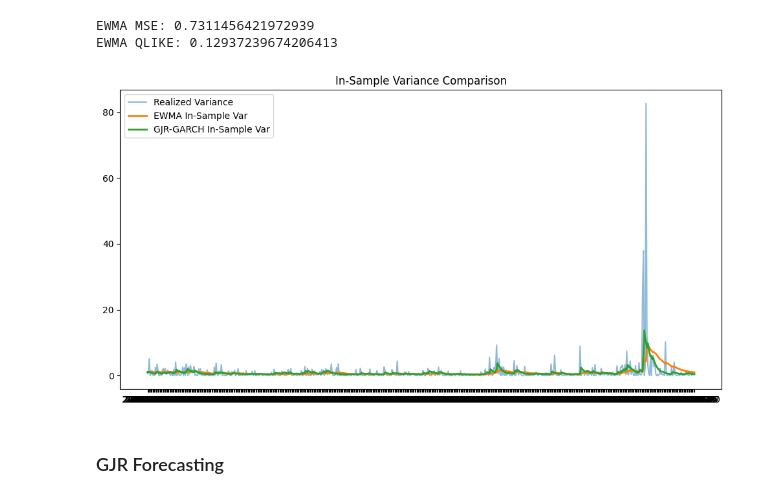
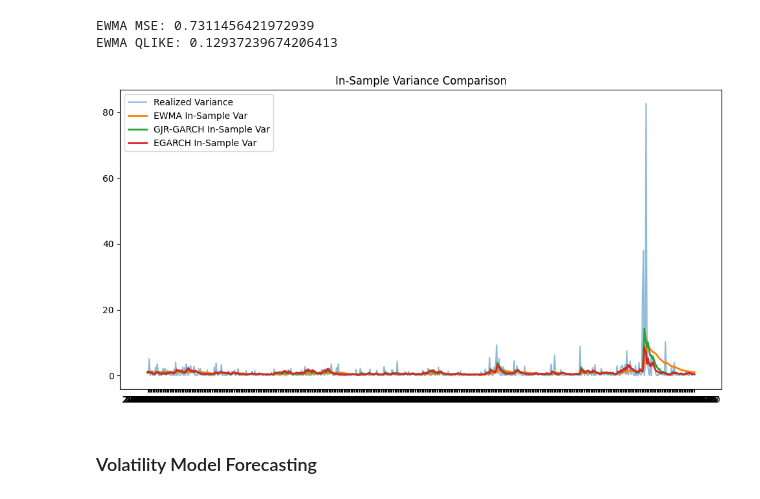
Before and after one commit to JoyWu-302121/TS-Volatility, a Jupyter notebook: code/Volatility_Model.ipynb, the cells around one changed output. Cells and saved outputs as stored; diff of their text form; code cells hidden in the pictures.

```diff
--- a/code/Volatility_Model.ipynb
+++ b/code/Volatility_Model.ipynb
@@ -205,0 +209,10 @@ Covariance estimator: robust
+# %%
+gjr_garch11_skewt = arch_model(
+    resid_pct,
+    mean="Zero",
+    vol="GARCH",
+    p=1, o=1, q=1,
+    dist="skewt"
+).fit(disp="off")
+
+print(gjr_garch11_skewt.summary())
@@ -205,0 +301,10 @@ Covariance estimator: robust
+# %%
+egarch11_skewt = arch_model(
+    resid_pct,
+    mean="Zero",
+    vol="EGARCH",
+    p=1,o=1, q=1,
+    dist="skewt"
+).fit(disp="off")
+
+print(egarch11_skewt.summary())
@@ -345,35 +543,34 @@ EWMA MSE: 0.7311456421972939
 EWMA QLIKE: 0.12937239674206413
 # %%
 #   in-sample variance comparison
-in_sample_variance = best_fit.conditional_volatility**2
+gjr_in_sample_variance = gjr_garch11_skewt.conditional_volatility**2
+egarch_in_sample_variance = egarch11_skewt.conditional_volatility**2
 realized_variance = train_returns_pct.values**2
+
 lambda_ = 0.94
-returns = train_ret_pct.values
-gjr_vol_in = best_fit.conditional_volatility
-gjr_var_in = gjr_vol_in**2
+returns = train_returns_pct.values
 ewma_var_in = np.zeros(len(returns))
-
-# Initialize with sample variance
 ewma_var_in[0] = np.var(returns)
 
-# Recursive EWMA
 for t in range(1, len(returns)):
     ewma_var_in[t] = (
         lambda_ * ewma_var_in[t-1] +
         (1 - lambda_) * returns[t-1]**2
     )
-plt.figure(figsize=(12,6))
+
+plt.figure(figsize=(12, 6))
 
 plt.plot(realized_variance, label="Realized Variance", alpha=0.5)
 plt.plot(ewma_var_in, label="EWMA In-Sample Var", linewidth=2)
-plt.plot(gjr_var_in, label="GJR-GARCH In-Sample Var", linewidth=2)
+plt.plot(gjr_in_sample_variance, label="GJR-GARCH In-Sample Var", linewidth=2)
+plt.plot(egarch_in_sample_variance, label="EGARCH In-Sample Var", linewidth=2)
 
 plt.title("In-Sample Variance Comparison")
 plt.legend()
 plt.show()
 # %% [output]
-[figure, old version]
+[figure, new version]
 # %% [markdown]
-### GJR Forecasting
+### Volatility Model Forecasting
 # %%
 # Scale returns (recommended for stability)
```
Also changed, not shown: parts of 34 cells of this notebook.
